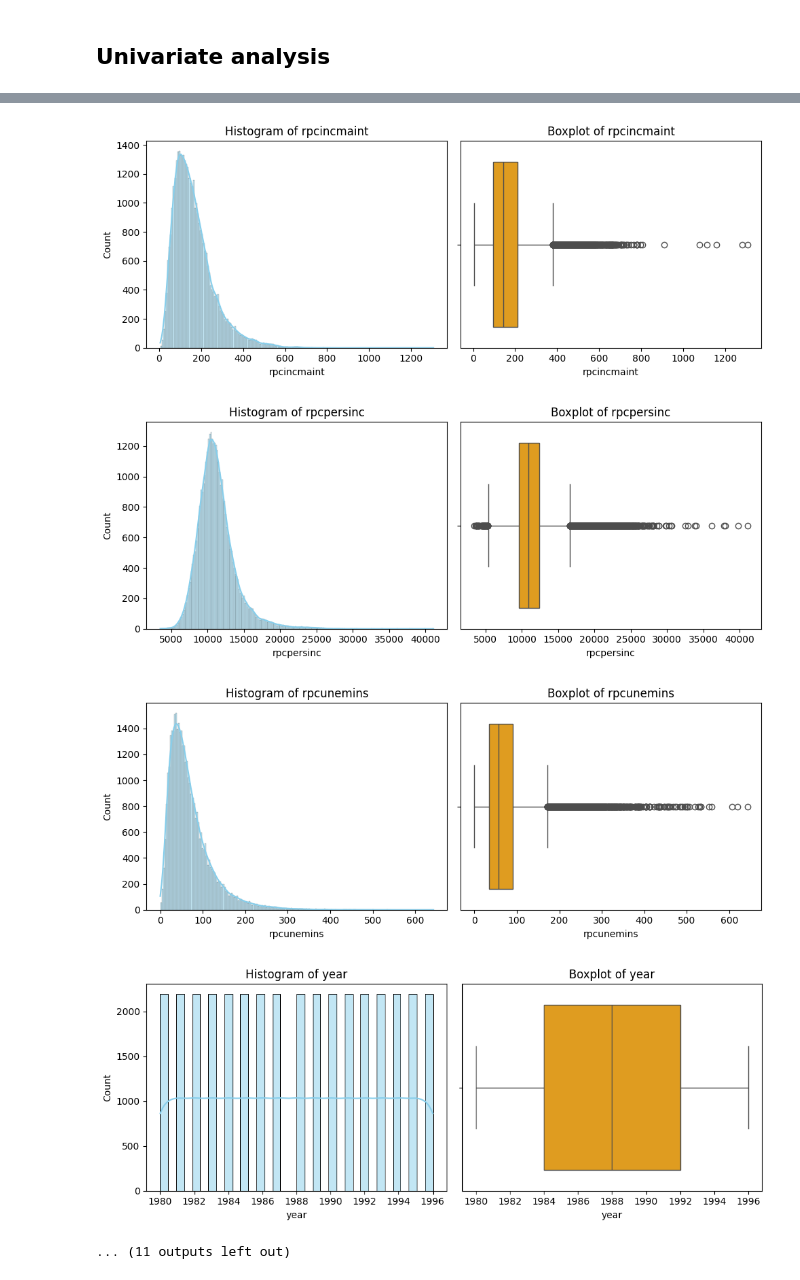
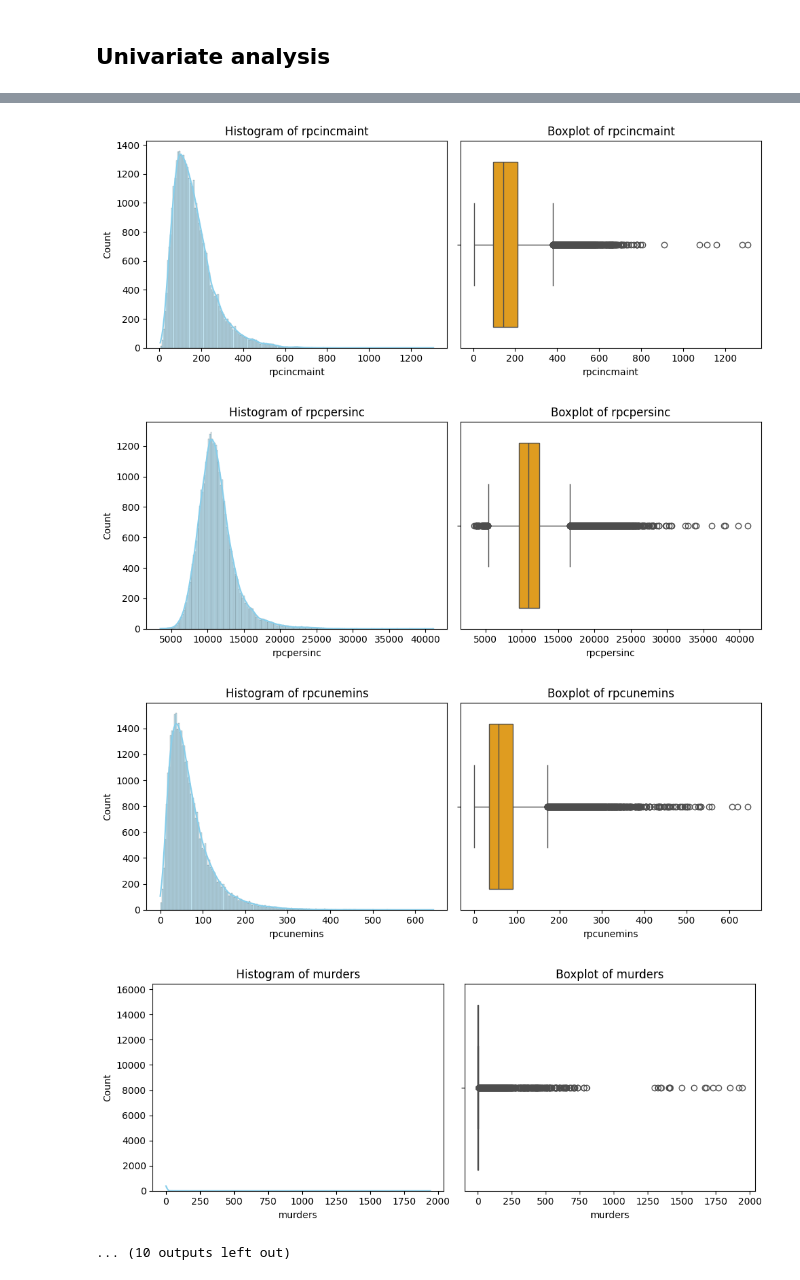
Before and after one commit to taroshima/22bds0246_EDA, a Jupyter notebook: 22BDS0246.ipynb, the cells around one changed output, grey strips where cells are left out. Cells and saved outputs as stored; diff of their text form; code cells hidden in the pictures.

```diff
--- a/22BDS0246.ipynb
+++ b/22BDS0246.ipynb
@@ -243,31 +243,29 @@ df = df.drop(['rownames'], axis = 1 )
 ## Univariate analysis
 # %%
 numeric_cols = df.select_dtypes(include=['number']).columns
-numeric_cols.drop(['year'])
+numeric_cols = numeric_cols.drop(['year'])
 for col in numeric_cols:
     fig, axes = plt.subplots(1, 2, figsize=(10, 4))
 
-    # Histogram
     sns.histplot(df[col], kde=True, ax=axes[0], color='skyblue')
     axes[0].set_title(f'Histogram of {col}')
 
-    # Boxplot
     sns.boxplot(x=df[col], ax=axes[1], color='orange')
     axes[1].set_title(f'Boxplot of {col}')
 
     plt.tight_layout()
     plt.show()
 # %% [output]
 [figure]
 [figure]
 [figure]
 [figure]
 [figure]
 [figure]
 [figure]
 [figure]
 [figure]
 [figure]
 [figure]
-[figure, old version]
+[figure, new version]
-... (11 outputs left out)
+... (10 outputs left out)
```
Also changed, not shown: parts of 4 cells of this notebook.
